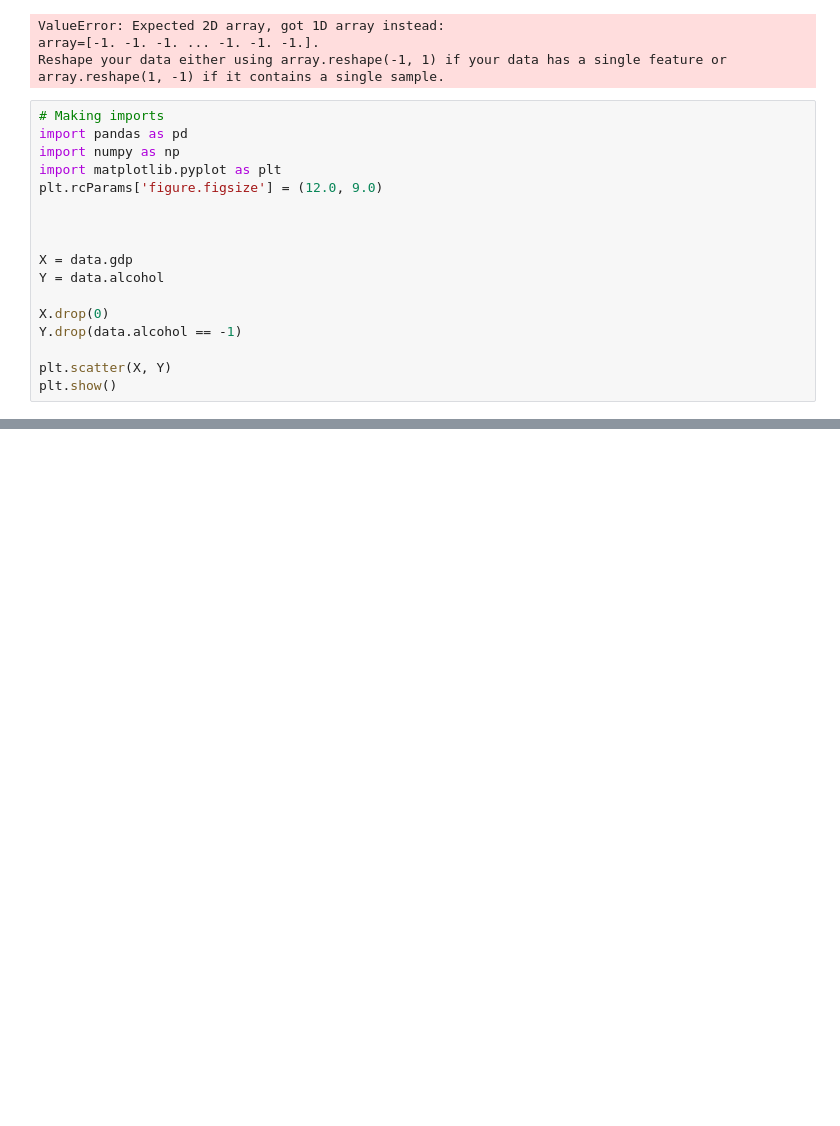
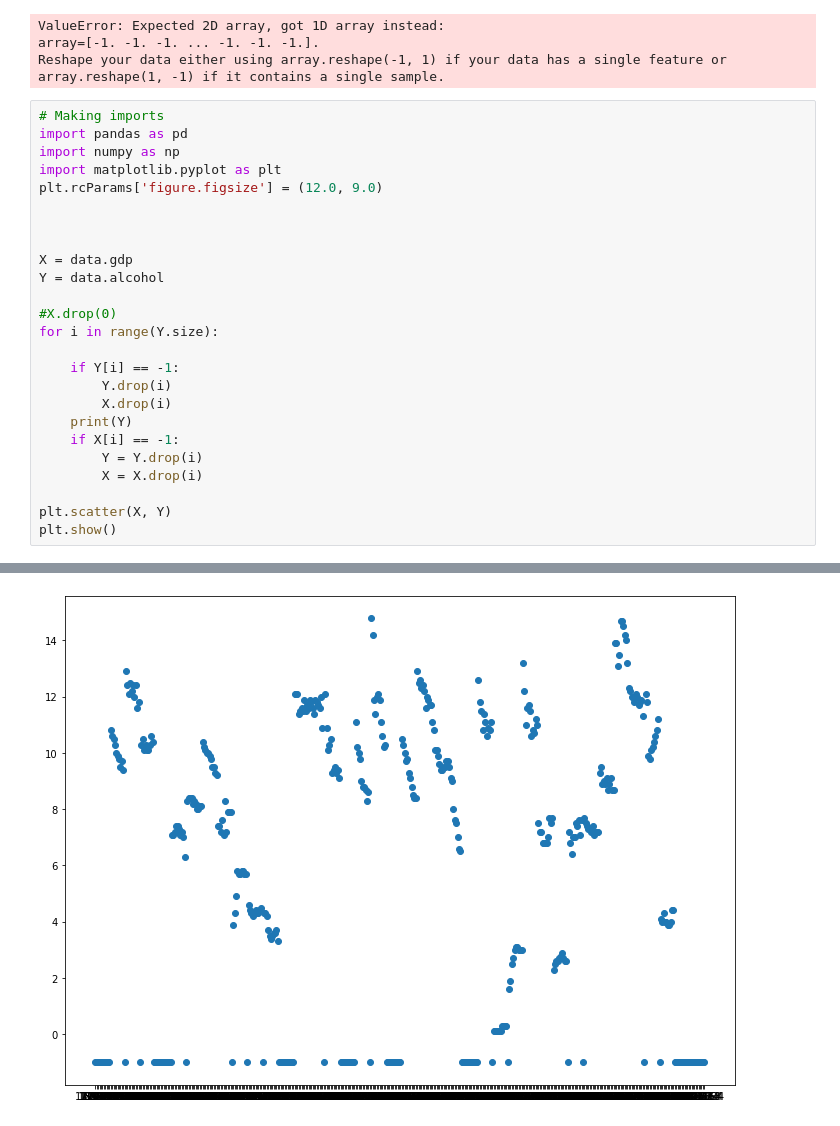
Before and after one commit to jtaca/What-makes-us-healthy-, a Jupyter notebook: Checkpoint_4/get coorelations.ipynb, the cells around one changed output, grey strips where cells are left out. Saved outputs shown, nothing was run; the diff lists cells and outputs as text; blank space fills up the shorter version.

```diff
--- a/Checkpoint_4/get coorelations.ipynb
+++ b/Checkpoint_4/get coorelations.ipynb
@@ -265,8 +265,16 @@ plt.rcParams['figure.figsize'] = (12.0, 9.0)
 X = data.gdp
 Y = data.alcohol
 
-X.drop(0)
-Y.drop(data.alcohol == -1)
+#X.drop(0)
+for i in range(Y.size):
+
+    if Y[i] == -1:
+        Y.drop(i)
+        X.drop(i)
+    print(Y)
+    if X[i] == -1:
+        Y = Y.drop(i)
+        X = X.drop(i)
 
 plt.scatter(X, Y)
 plt.show()
@@ -275,3 +299,4 @@ KeyError: '[ True  True  True ...  True  True  True] not found in axis'
+[figure, added]
 # %%
 # Building the model
 X_mean = np.mean(X)
```
Also changed, not shown: parts of 2 cells of this notebook.
